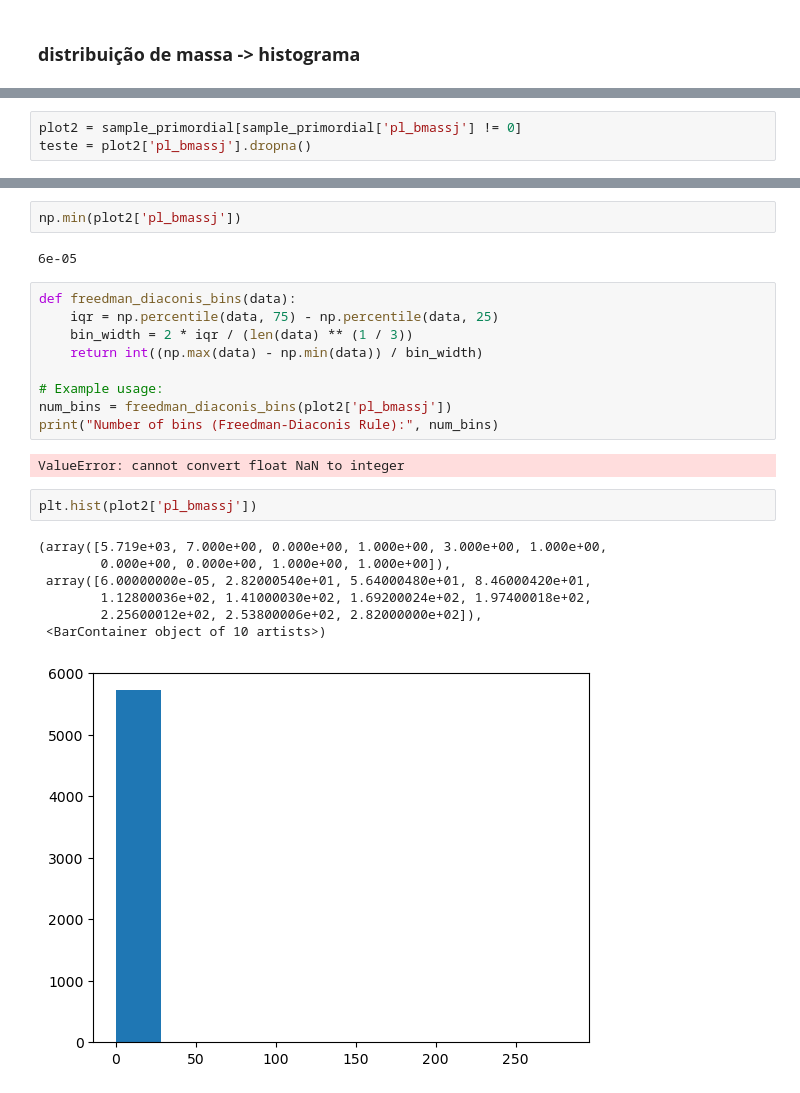
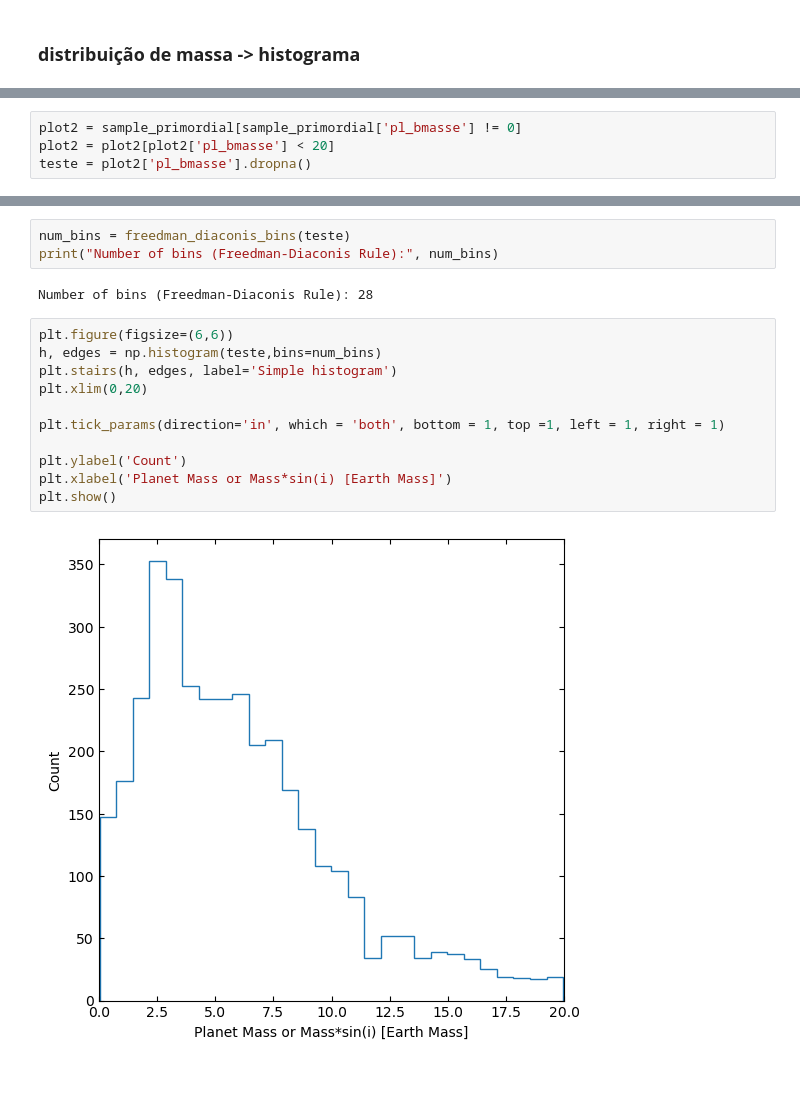
Before and after one commit to ylaksl/Exoplanets-Stats, a Jupyter notebook: exoplanet-stats.ipynb, the cells around one changed output, grey strips where cells are left out. Drawn from its saved outputs; the diff is of its cells as text.

```diff
--- a/exoplanet-stats.ipynb
+++ b/exoplanet-stats.ipynb
@@ -81,3 +86,4 @@ legenda: dashed line é o limite de queima de hidrogenio. triangulos são o q pr
 # %%
-plot2 = sample_primordial[sample_primordial['pl_bmassj'] != 0]
-teste = plot2['pl_bmassj'].dropna()
+plot2 = sample_primordial[sample_primordial['pl_bmasse'] != 0]
+plot2 = plot2[plot2['pl_bmasse'] < 20]
+teste = plot2['pl_bmasse'].dropna()
@@ -97,28 +90,21 @@ Name: pl_bmassj, Length: 5733, dtype: float64
 # %%
-np.min(plot2['pl_bmassj'])
+num_bins = freedman_diaconis_bins(teste)
+print("Number of bins (Freedman-Diaconis Rule):", num_bins)
 # %% [output]
-6e-05
+Number of bins (Freedman-Diaconis Rule): 28
-# %%
-def freedman_diaconis_bins(data):
-    iqr = np.percentile(data, 75) - np.percentile(data, 25)
-    bin_width = 2 * iqr / (len(data) ** (1 / 3))
-    return int((np.max(data) - np.min(data)) / bin_width)
-
-# Example usage:
-num_bins = freedman_diaconis_bins(plot2['pl_bmassj'])
-print("Number of bins (Freedman-Diaconis Rule):", num_bins)
-# %% [output]
-ValueError: cannot convert float NaN to integer
 # %%
-plt.hist(plot2['pl_bmassj'])
+plt.figure(figsize=(6,6))
+h, edges = np.histogram(teste,bins=num_bins)
+plt.stairs(h, edges, label='Simple histogram')
+plt.xlim(0,20)
+
+plt.tick_params(direction='in', which = 'both', bottom = 1, top =1, left = 1, right = 1)
+
+plt.ylabel('Count')
+plt.xlabel('Planet Mass or Mass*sin(i) [Earth Mass]')
+plt.show()
 # %% [output]
-(array([5.719e+03, 7.000e+00, 0.000e+00, 1.000e+00, 3.000e+00, 1.000e+00,
-        0.000e+00, 0.000e+00, 1.000e+00, 1.000e+00]),
- array([6.00000000e-05, 2.82000540e+01, 5.64000480e+01, 8.46000420e+01,
-        1.12800036e+02, 1.41000030e+02, 1.69200024e+02, 1.97400018e+02,
-        2.25600012e+02, 2.53800006e+02, 2.82000000e+02]),
- <BarContainer object of 10 artists>)
-[figure, old version]
+[figure, new version]
 # %% [markdown]
 Next plots:
 - distribição de raio
```
Also changed, not shown: parts of 3 cells of this notebook.
